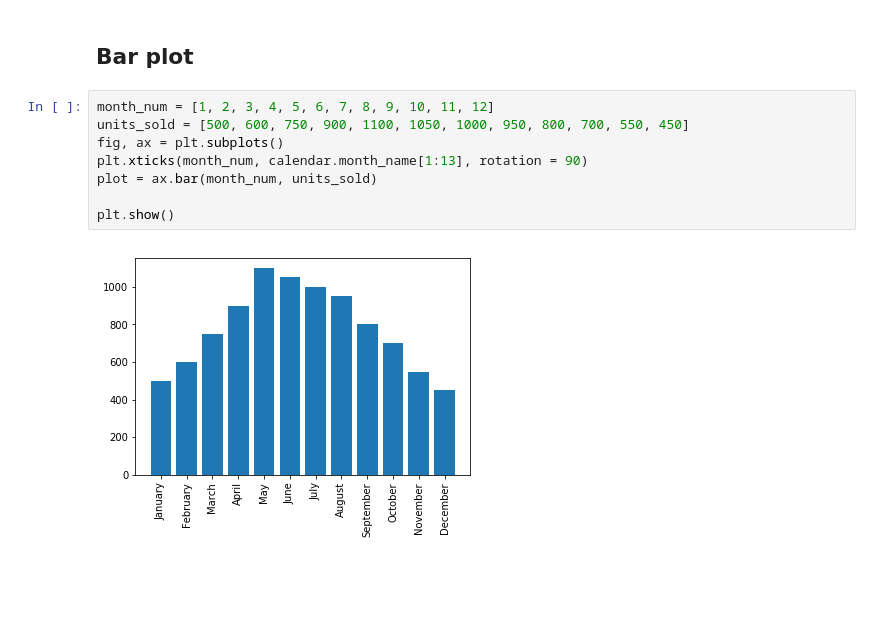
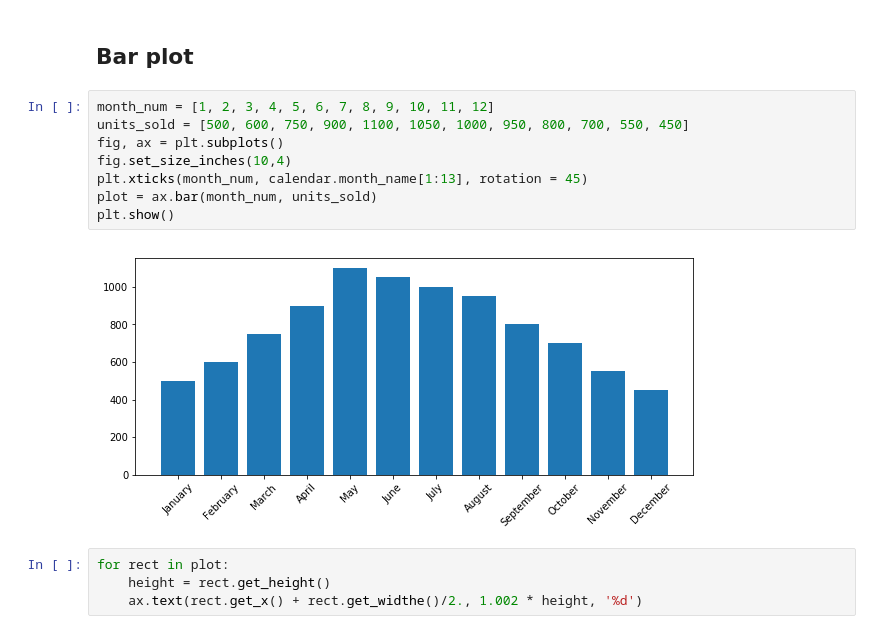
Before and after one commit to allaccountstaken/matplotlib, a Jupyter notebook: basic_plots.ipynb, the cells around one changed output. Saved outputs shown, nothing was run; the diff lists cells and outputs as text; blank space fills up the shorter version.

Commit message:
demo of basic bar plot with annotaion on the bars

```diff
--- a/basic_plots.ipynb
+++ b/basic_plots.ipynb
@@ -43,10 +43,14 @@ plt.show()
 # %%
 month_num = [1, 2, 3, 4, 5, 6, 7, 8, 9, 10, 11, 12]
 units_sold = [500, 600, 750, 900, 1100, 1050, 1000, 950, 800, 700, 550, 450]
 fig, ax = plt.subplots()
-plt.xticks(month_num, calendar.month_name[1:13], rotation = 90)
+fig.set_size_inches(10,4)
+plt.xticks(month_num, calendar.month_name[1:13], rotation = 45)
 plot = ax.bar(month_num, units_sold)
-
 plt.show()
 # %% [output]
-[figure, old version]
+[figure, new version]
+# %%
+for rect in plot:
+    height = rect.get_height()
+    ax.text(rect.get_x() + rect.get_widthe()/2., 1.002 * height, '%d')
```
